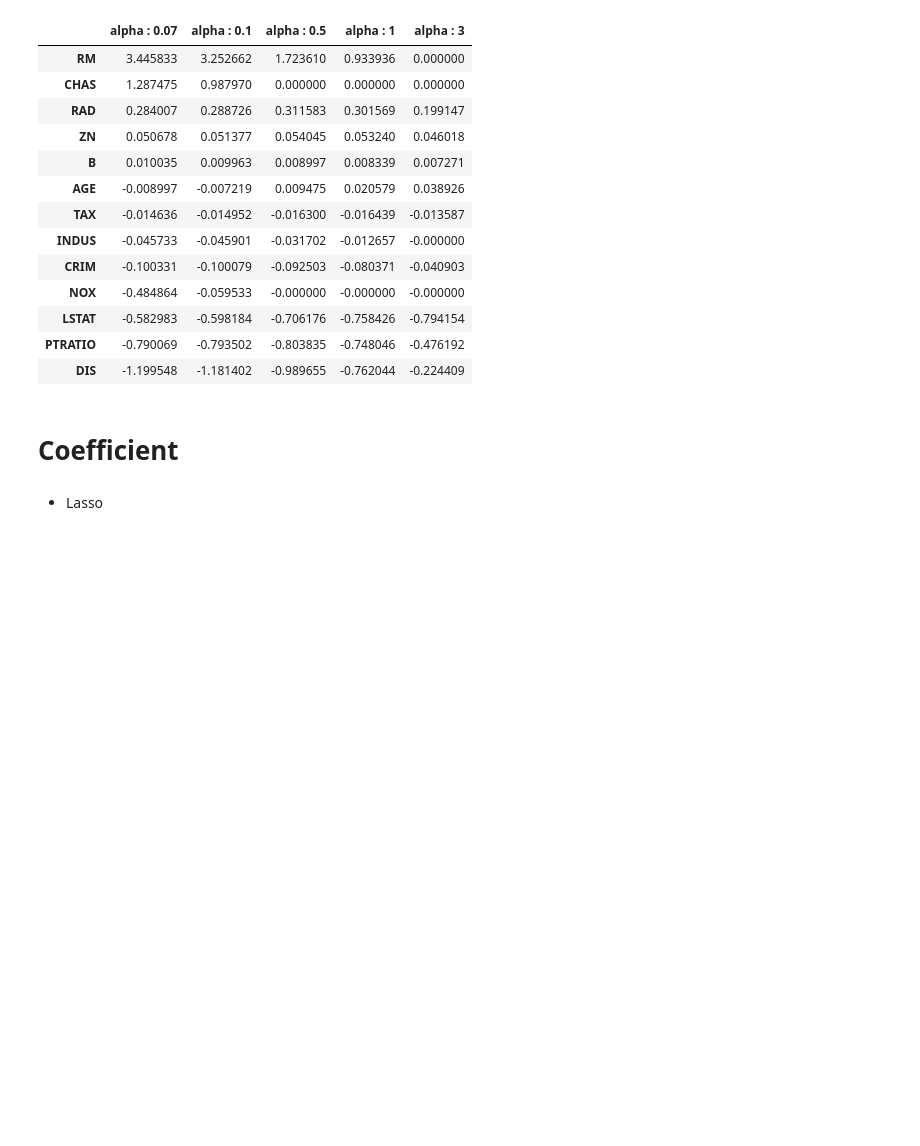
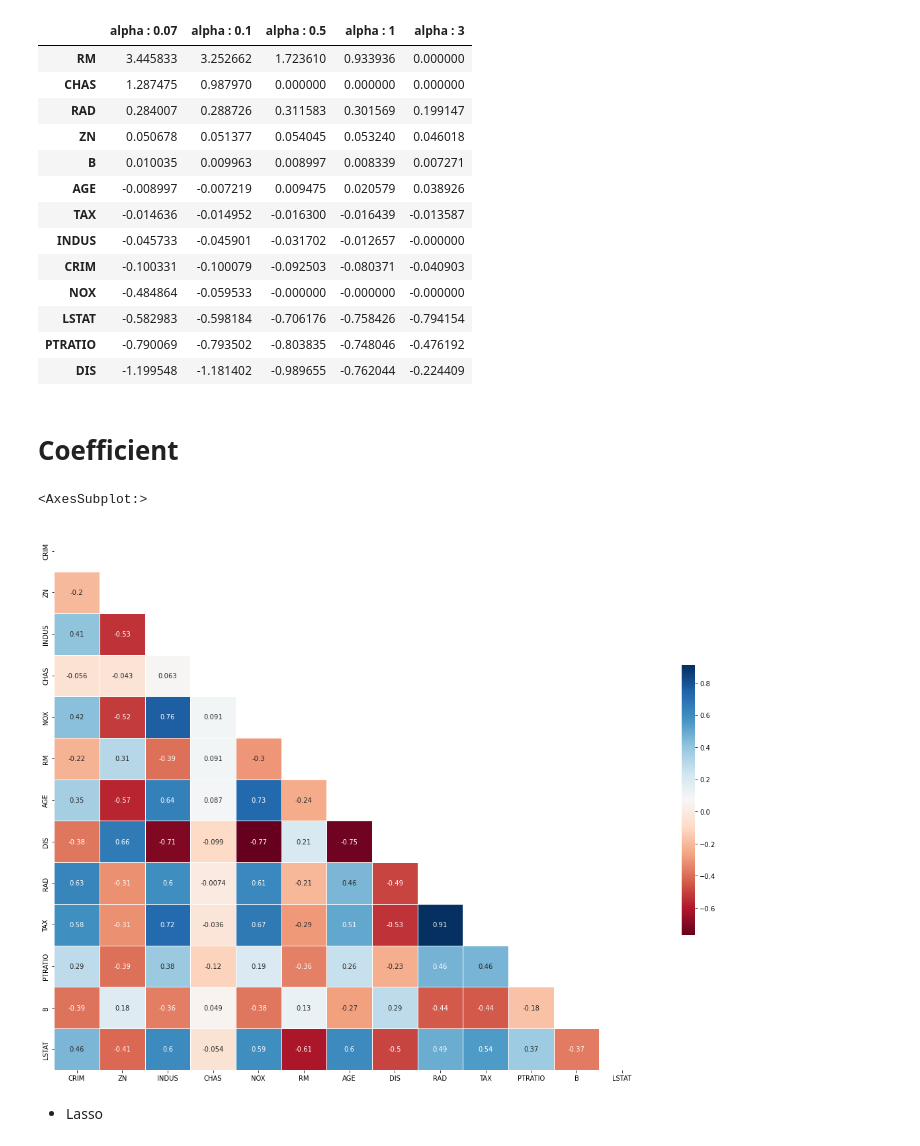
Before and after one commit to GIHYUNJIN/scikit-learn, a Jupyter notebook: 1.Supervised_Learning/1.1.Linear_Models/1.1.4. Elastic-Net.ipynb, the cells around one changed output. Cells and saved outputs as stored; diff of their text form; code cells hidden in the pictures; blank space fills up the shorter version.

```diff
--- a/1.Supervised_Learning/1.1.Linear_Models/1.1.4. Elastic-Net.ipynb
+++ b/1.Supervised_Learning/1.1.Linear_Models/1.1.4. Elastic-Net.ipynb
@@ -234,3 +217,18 @@ alphas = [0.07, 0.1, 0.5, 1, 1.5, 3]
+# %%
+plt.figure(figsize=(20, 15))
+
+mask = np.zeros_like(X_data.corr(), dtype=np.bool)
+mask[np.triu_indices_from(mask)] = True
+
+sns.heatmap(X_data.corr(),
+            annot=True,
+            mask = mask,
+            cmap='RdBu',
+            linewidths=.5,
+            cbar_kws={'shrink': .5})
+# %% [output]
+<AxesSubplot:>
+[figure, added]
 # %% [markdown]
 - Lasso
 # %%
```
Also changed, not shown: parts of 12 cells of this notebook, 2 other files.
